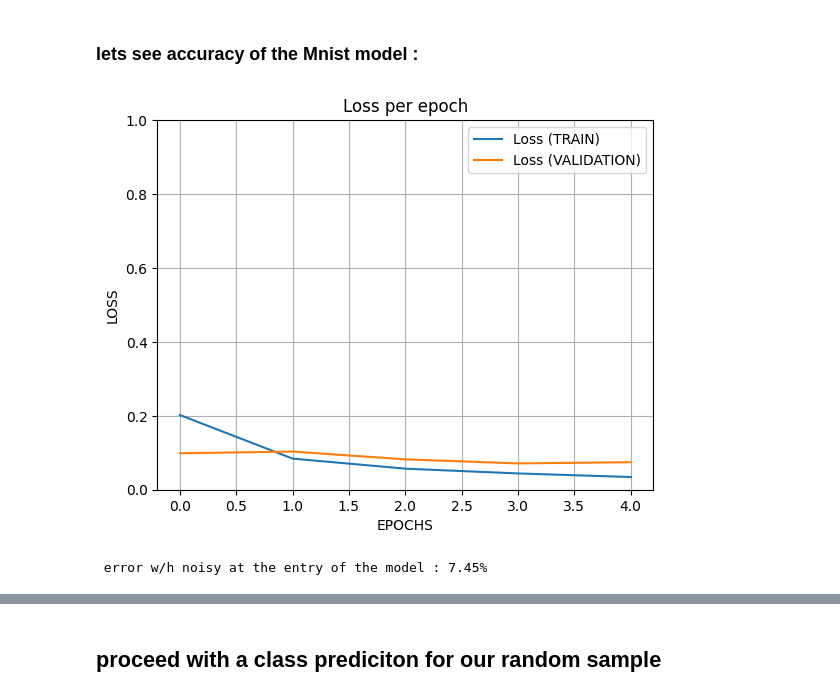
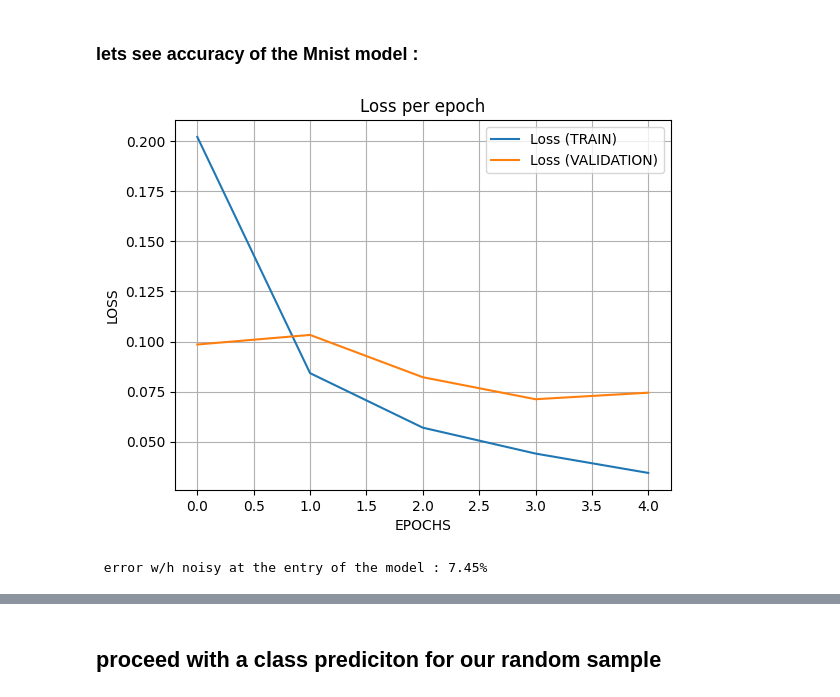
Before and after one commit to Macreat/CnnMDL, a Jupyter notebook: cnnDvlEnv/basis.ipynb, the cells around one changed output, grey strips where cells are left out. Cells and saved outputs as stored; diff of their text form; code cells hidden in the pictures.

```diff
--- a/cnnDvlEnv/basis.ipynb
+++ b/cnnDvlEnv/basis.ipynb
@@ -111,16 +111,15 @@ loss, acc = BasicMnistModel.evaluate(xTestMnist, yTestMnist) # evaluate the mode
 # %%
 plt.plot(MnistHistory.history['loss'], label='Loss (TRAIN)')
 plt.plot(MnistHistory.history['val_loss'], label='Loss (VALIDATION)')
 plt.xlabel('EPOCHS')
 plt.ylabel('LOSS')
 plt.title('Loss per epoch')
 plt.legend()
-plt.ylim(0,1)
 plt.grid()
 plt.show()
 print(f" error w/h noisy at the entry of the model : {loss*100:.2f}%")
 # %% [output]
-[figure, old version]
+[figure, new version]
  error w/h noisy at the entry of the model : 7.45%
 # %%
 plt.plot(MnistHistory.history['accuracy'], label='accuracy (TRAIN)')
```
Also changed, not shown: parts of 3 cells of this notebook.
